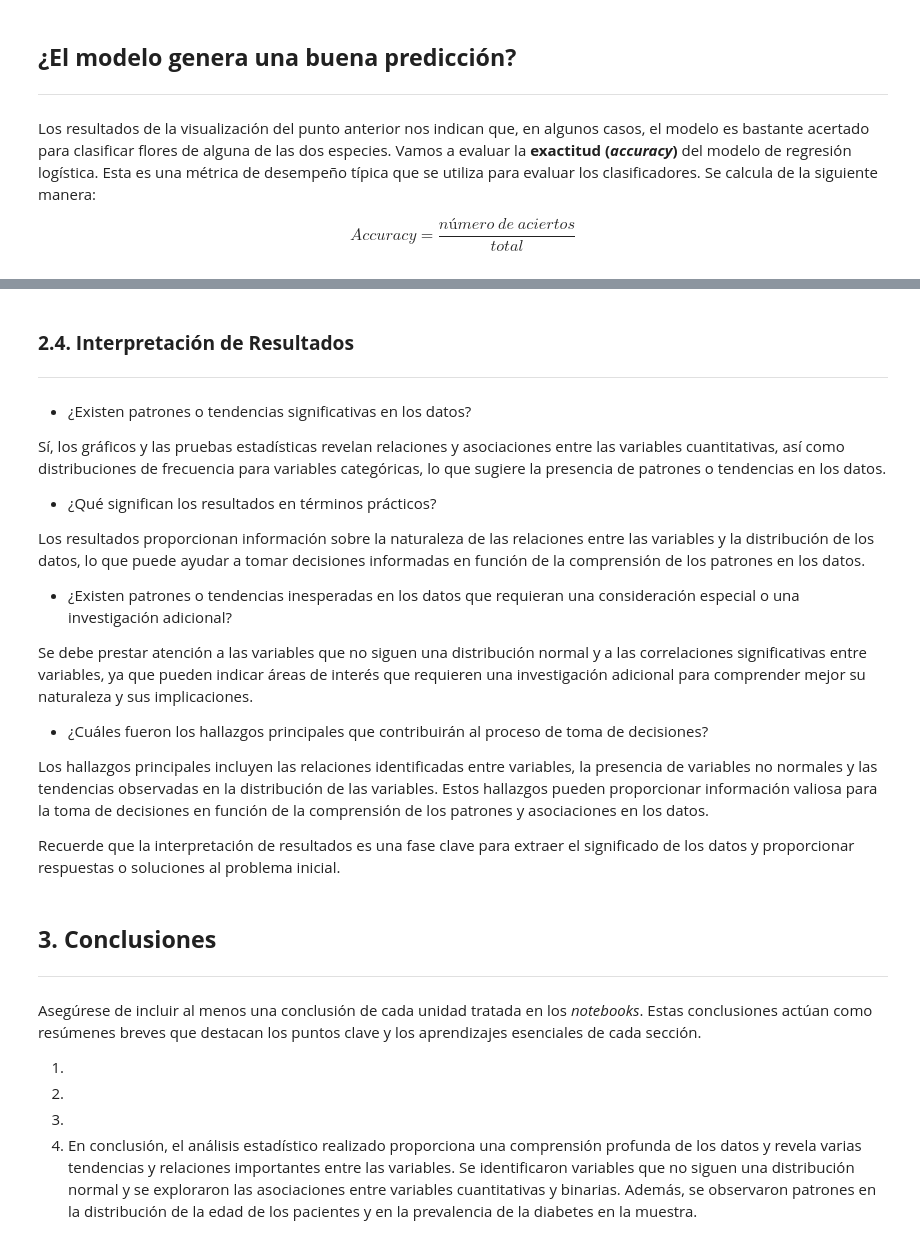
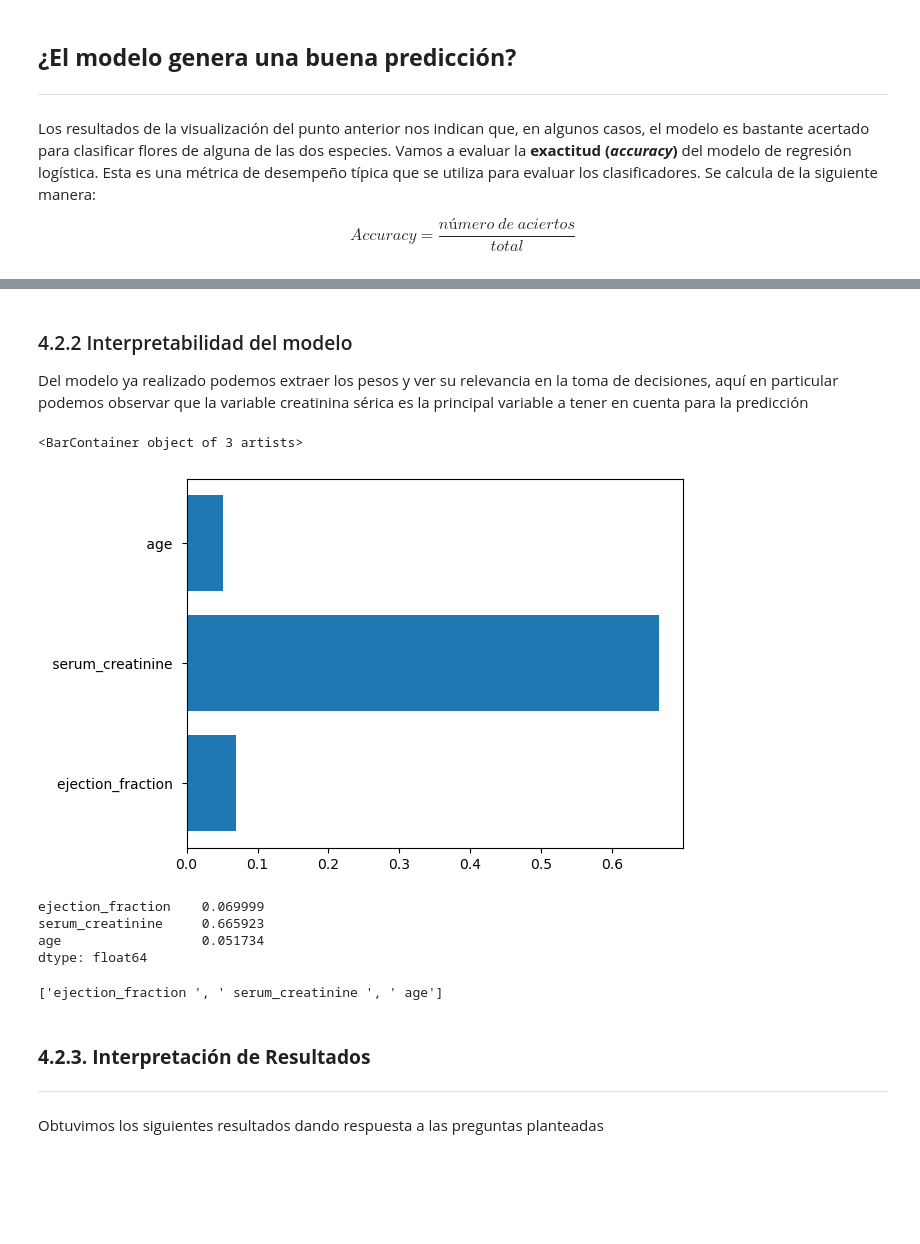
Before and after one commit to Robert-Gomez-AI/HeartFailure, a Jupyter notebook: Entrega Final Proyecto.ipynb, the cells around one changed output, grey strips where cells are left out. Cells and saved outputs as stored; diff of their text form; code cells hidden in the pictures; blank space fills up the shorter version.

Commit message:
modelado y conclusiones

```diff
--- a/Entrega Final Proyecto.ipynb
+++ b/Entrega Final Proyecto.ipynb
@@ -995,30 +1097,26 @@ plt.show()
-# %% [markdown]
-### **2.4. Interpretación de Resultados**
----
-* ¿Existen patrones o tendencias significativas en los datos?
-
-Sí, los gráficos y las pruebas estadísticas revelan relaciones y asociaciones entre las variables cuantitativas, así como distribuciones de frecuencia para variables categóricas, lo que sugiere la presencia de patrones o tendencias en los datos.
-
-* ¿Qué significan los resultados en términos prácticos?
-
-Los resultados proporcionan información sobre la naturaleza de las relaciones entre las variables y la distribución de los datos, lo que puede ayudar a tomar decisiones informadas en función de la comprensión de los patrones en los datos.
-
-* ¿Existen patrones o tendencias inesperadas en los datos que requieran una consideración especial o una investigación adicional?
-
-Se debe prestar atención a las variables que no siguen una distribución normal y a las correlaciones significativas entre variables, ya que pueden indicar áreas de interés que requieren una investigación adicional para comprender mejor su naturaleza y sus implicaciones.
-
-* ¿Cuáles fueron los hallazgos principales que contribuirán al proceso de toma de decisiones?
-
-Los hallazgos principales incluyen las relaciones identificadas entre variables, la presencia de variables no normales y las tendencias observadas en la distribución de las variables. Estos hallazgos pueden proporcionar información valiosa para la toma de decisiones en función de la comprensión de los patrones y asociaciones en los datos.
-
-Recuerde que la interpretación de resultados es una fase clave para extraer el significado de los datos y proporcionar respuestas o soluciones al problema inicial.
-# %% [markdown]
-## **3. Conclusiones**
----
-Asegúrese de incluir al menos una conclusión de cada unidad tratada en los *notebooks*. Estas conclusiones actúan como resúmenes breves que destacan los puntos clave y los aprendizajes esenciales de cada sección.
-
-
-1.
-2.
-3.
-4.   En conclusión, el análisis estadístico realizado proporciona una comprensión profunda de los datos y revela varias tendencias y relaciones importantes entre las variables. Se identificaron variables que no siguen una distribución normal y se exploraron las asociaciones entre variables cuantitativas y binarias. Además, se observaron patrones en la distribución de la edad de los pacientes y en la prevalencia de la diabetes en la muestra.
+# %% [markdown]
+### 4.2.2 Interpretabilidad del modelo
+
+Del modelo ya realizado podemos extraer los pesos y ver su relevancia en la toma de decisiones, aquí en particular podemos observar que la variable creatinina sérica es la principal variable a tener en cuenta para la predicción
+# %%
+plt.barh('ejection_fraction + serum_creatinine + age '.split('+'),np.abs(result.params)[1::])
+# %% [output]
+<BarContainer object of 3 artists>
+[figure, added]
+# %%
+np.abs(result.params)[1::]
+# %% [output]
+ejection_fraction    0.069999
+serum_creatinine     0.665923
+age                  0.051734
+dtype: float64
+# %%
+'ejection_fraction + serum_creatinine + age'.split('+')
+# %% [output]
+['ejection_fraction ', ' serum_creatinine ', ' age']
+# %% [markdown]
+### **4.2.3. Interpretación de Resultados**
+---
+# %% [markdown]
+
+Obtuvimos los siguientes resultados dando respuesta a las preguntas planteadas
```
Also changed, not shown: parts of 33 cells of this notebook.
